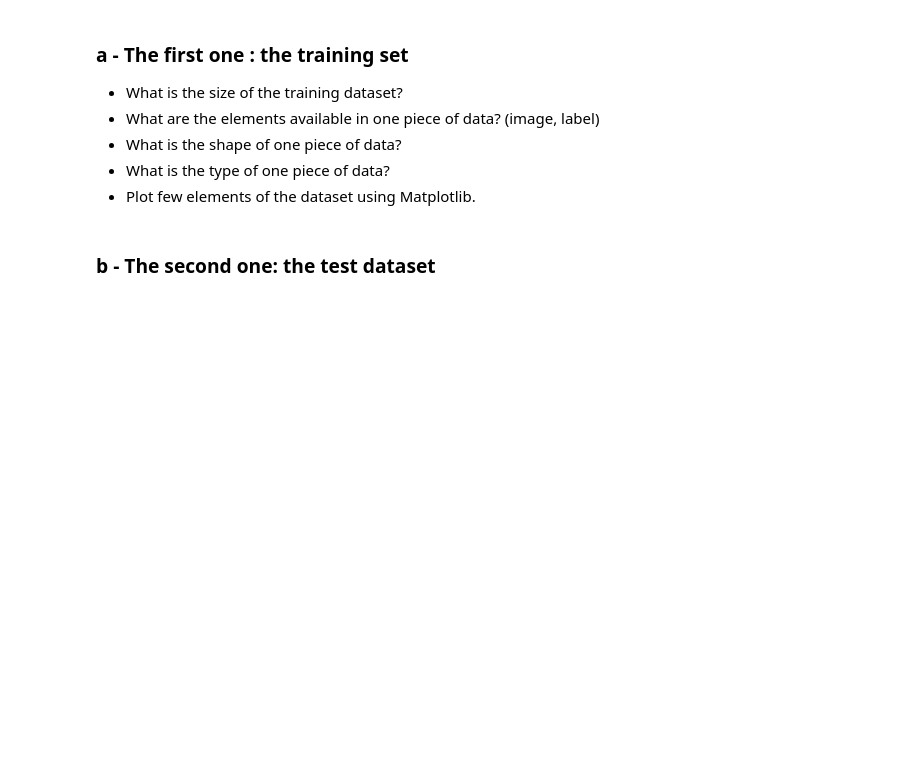
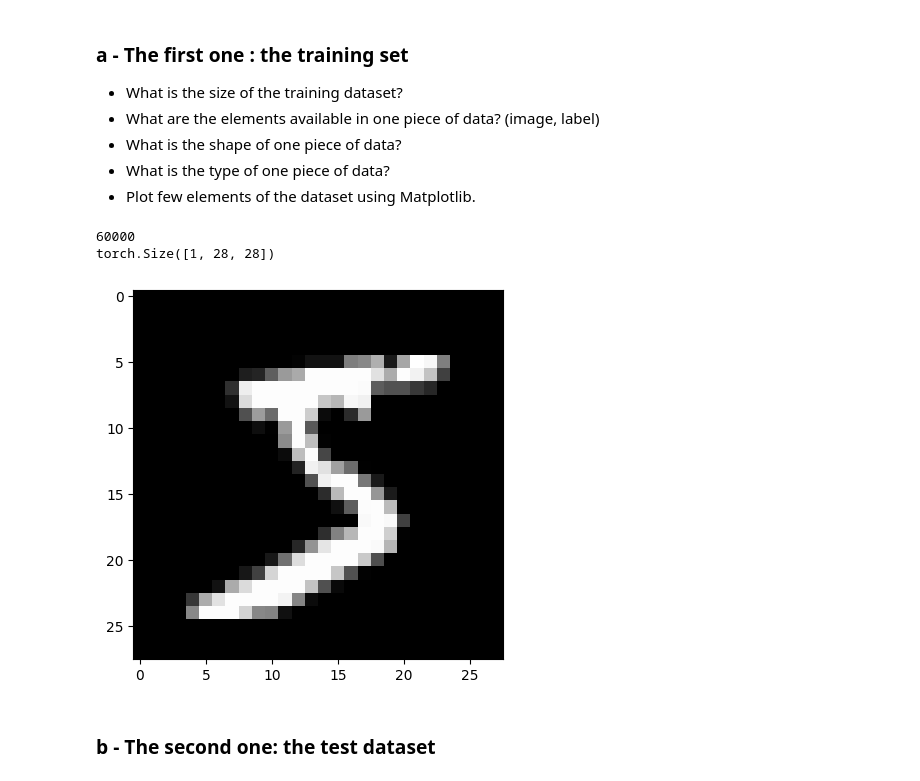
Before and after one commit to Nyries/TP1_information_Theory, a Jupyter notebook: TP2_AE_Eleve.ipynb, the cells around one changed output. Cells and saved outputs as stored; diff of their text form; code cells hidden in the pictures; blank space fills up the shorter version.

```diff
--- a/TP2_AE_Eleve.ipynb
+++ b/TP2_AE_Eleve.ipynb
@@ -135,19 +132,28 @@ When training  a DL model, we use a Dataset. The model uses the data to learn so
 # %%
 # TODO: Load MNIST Train Dataset from TorchVision
 
 dataset = MNIST('', train=..., download=True, transform=transforms.ToTensor())
 
 # TODO: What's the size of the Dataset ?
 # TODO: Retrieve one element of the Dataset ? What is the shape of one piece of Data ?
 
-size_of_dataset =  ...
-data = ...
-print(data[0].shape) # Question : Why is there [0] ?
-# end TODO
+size_of_dataset =  len(dataset)
+print(size_of_dataset)
+data = dataset[0]
+print(data[0].shape) # Question : Why is there [0] ? Because there is the 5
+# end
+
+# TODO
 
 # TODO: Plot the retrieved Data
-...
+data_np=data[0].squeeze().numpy()
+plt.imshow(data_np,cmap='gray')
+plt.show()
 # end TODO
+# %% [output]
+60000
+torch.Size([1, 28, 28])
+[figure, added]
 # %% [markdown]
 ### b - The second one: the test dataset
 # %% [markdown]
```
Also changed, not shown: parts of 13 cells of this notebook, 2 other files.
